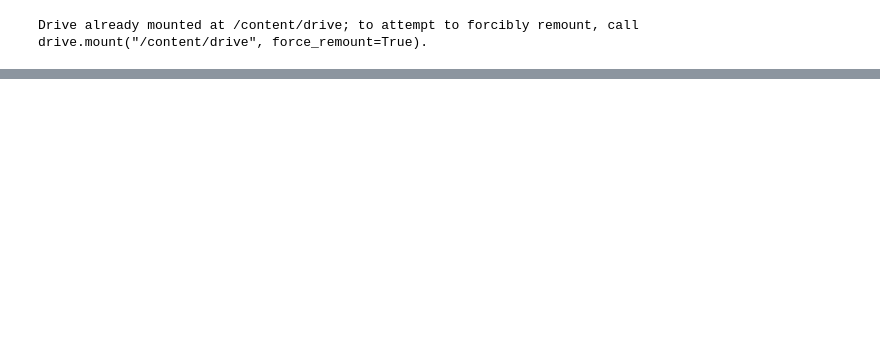
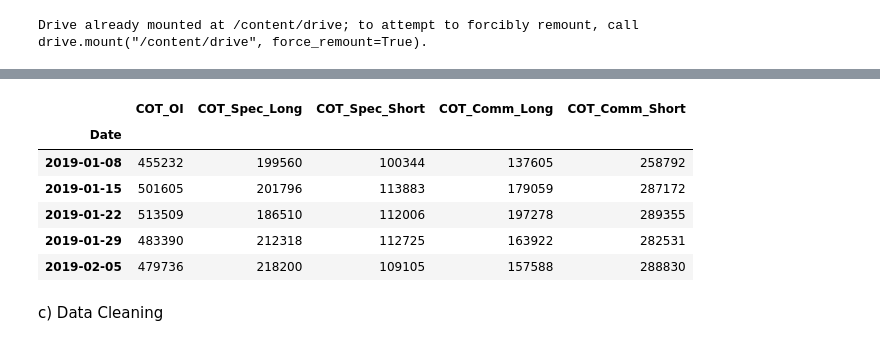
Before and after one commit to jade-lam/CQF, a Jupyter notebook: CQF_Exam_3.ipynb, the cells around one changed output, grey strips where cells are left out. Saved outputs shown, nothing was run; the diff lists cells and outputs as text; code cells hidden in the pictures; blank space fills up the shorter version.

```diff
--- a/CQF_Exam_3.ipynb
+++ b/CQF_Exam_3.ipynb
@@ -160,0 +278,34 @@ df_cot[df_cot['Market and Exchange Names'].str.contains('GOLD', case=False)].hea
+# %%
+# File save path
+SAVE_PATH = '/content/drive/MyDrive/Colab Notebooks/CQF/data'
+
+# Columns to keep and their clean names
+cot_cols = {
+    'Open Interest (All)'                 :'COT_OI',
+    'Noncommercial Positions-Long (All)'  :'COT_Spec_Long',
+    'Noncommercial Positions-Short (All)' :'COT_Spec_Short',
+    'Commercial Positions-Long (All)'     :'COT_Comm_Long',
+    'Commercial Positions-Short (All)'    :'COT_Comm_Short',
+}
+
+# Download, filter Gold, select columns
+# date range to extract reports
+years = range(2019, 2026)
+
+frames = []
+for year in years:
+    df = cot_year(year, cot_report_type='legacy_fut')
+    gold = df[df['Market and Exchange Names'].str.contains('GOLD', case=False)]
+    frames.append(gold)
+
+df_cot_gold = (
+    pd.concat(frames, ignore_index=True)
+    .assign(Date=lambda d: pd.to_datetime(d['As of Date in Form YYYY-MM-DD']))
+    .set_index('Date')
+    .sort_index()
+    [list(cot_cols.keys())]
+    .rename(columns=cot_cols)
+    .apply(pd.to_numeric, errors='coerce')
+)
+
+df_cot_gold.to_csv(os.path.join(SAVE_PATH, 'raw_cot_gold.csv'))
@@ -160,0 +346,12 @@ df_cot[df_cot['Market and Exchange Names'].str.contains('GOLD', case=False)].hea
+# %%
+df_cot_gold.head()
+# %% [output]
+|  | COT_OI | COT_Spec_Long | COT_Spec_Short | COT_Comm_Long | COT_Comm_Short |
+| Date |  |  |  |  |  |
+| 2019-01-08 | 455232 | 199560 | 100344 | 137605 | 258792 |
+| 2019-01-15 | 501605 | 201796 | 113883 | 179059 | 287172 |
+| 2019-01-22 | 513509 | 186510 | 112006 | 197278 | 289355 |
+| 2019-01-29 | 483390 | 212318 | 112725 | 163922 | 282531 |
+| 2019-02-05 | 479736 | 218200 | 109105 | 157588 | 288830 |
+# %% [markdown]
+c) Data Cleaning
```
Also changed, not shown: parts of 17 cells of this notebook.
